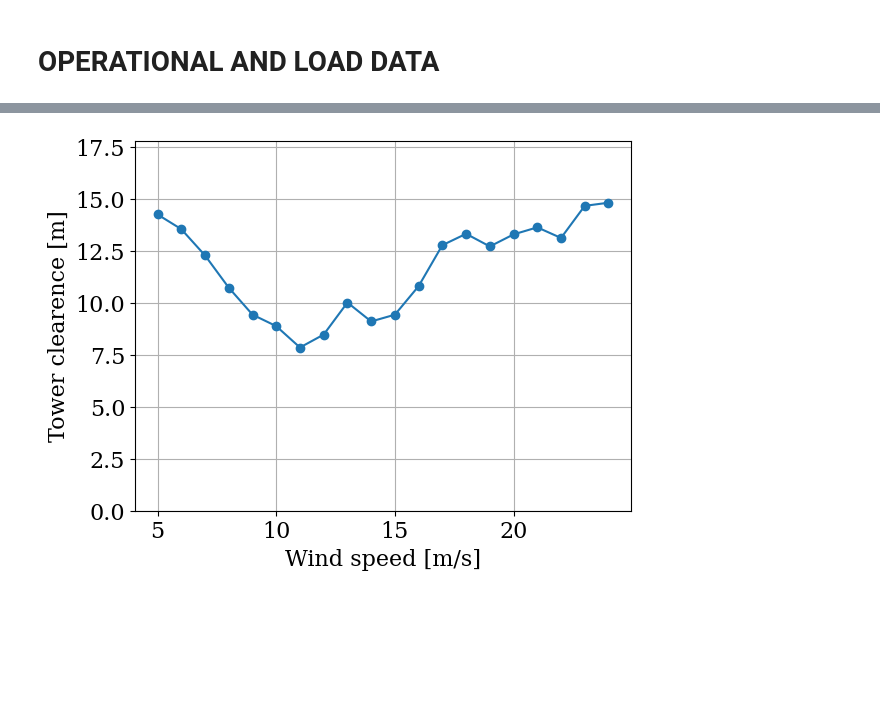
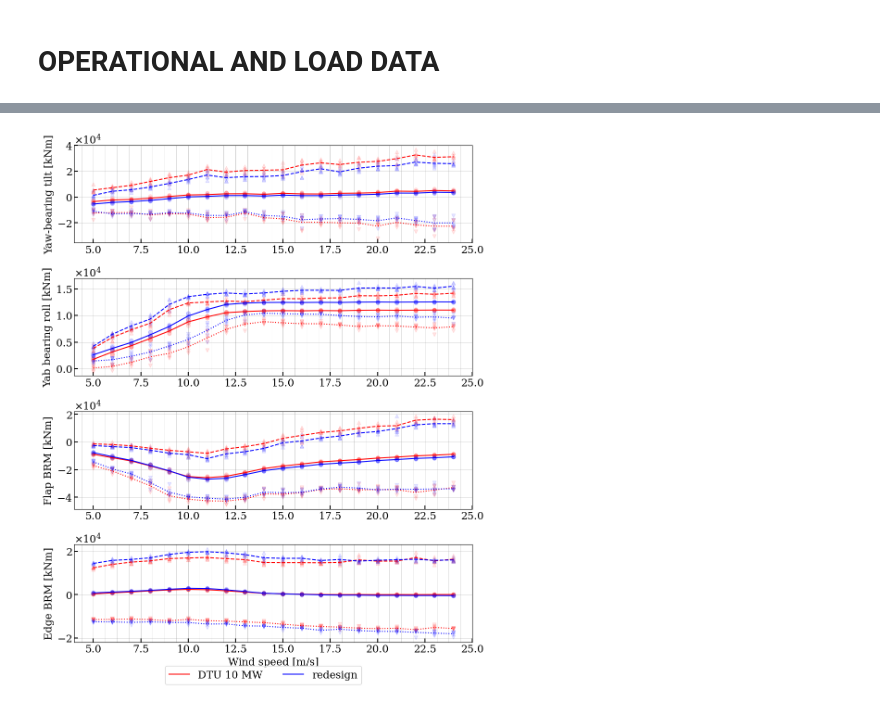
Before and after one commit to nicolaquaia/LAC_final, a Jupyter notebook: assignment_04/Assignment_final.ipynb, the cells around one changed output, grey strips where cells are left out. Cells and saved outputs as stored; diff of their text form; code cells hidden in the pictures; blank space fills up the shorter version.

```diff
--- a/assignment_04/Assignment_final.ipynb
+++ b/assignment_04/Assignment_final.ipynb
@@ -546,18 +135,47 @@ plt.show()
-# %%
-## Calculating tower clear
-STATS_PATH = 'Group1_turb.csv'
-SUBFOLDER = 'tcb'
-CHAN_DESCS = {'Twrclr': 'dll :  5 inpvec :   1  min. distance bladetips tower [m]'}
-chan_id = ['Twrclr']
-
-wsps = twr_clr_calculation(STATS_PATH, SUBFOLDER,CHAN_DESCS)['ws']
-twr_clr_array = twr_clr_calculation(STATS_PATH, SUBFOLDER,CHAN_DESCS)['twr_clr']
-
-plt.plot(wsps,twr_clr_array, '-o',  alpha = 1)
-plt.grid()
-plt.ylim(0,max(twr_clr_array)*1.2)
-plt.ylabel('Tower clearence [m]')
-plt.xlabel('Wind speed [m/s]')
-plt.show()
-# %% [output]
-[figure, removed]
+# %%
+# additional plots
+
+chan_ids_loads = ['YbTilt', 'YbRoll', 'FlpBRM', 'EdgBRM']
+chan_title_loads = ['Yaw-bearing tilt [kNm]', 'Yab bearing roll [kNm]', 'Flap BRM [kNm]', 'Edge BRM [kNm]']
+
+
+loads_DTU = load_calculation('dtu_10mw_turb_stats.hdf5', 'tca', CHAN_DESCS, chan_ids_loads)
+loads_our = load_calculation('Group1_turb_C8.csv', 'tcb', CHAN_DESCS, chan_ids_loads)
+
+
+
+fig, axs = plt.subplots(4, 1, figsize=(10, 12), clear=True)
+for iplot, chan_id in enumerate(chan_ids_loads):
+
+    ax = axs.flatten()[iplot]
+
+    ax.plot(loads_DTU[chan_id]['min']['scatter_wind'],  loads_DTU[chan_id]['min']['scatter_load'], 'v', alpha = 0.1, color='r')
+    ax.plot(loads_DTU[chan_id]['mean']['scatter_wind'], loads_DTU[chan_id]['mean']['scatter_load'], 'o', alpha = 0.1, color='r')
+    ax.plot(loads_DTU[chan_id]['max']['scatter_wind'],  loads_DTU[chan_id]['max']['scatter_load'], '^', alpha = 0.1, color='r')
+    ax.plot(loads_our[chan_id]['min']['scatter_wind'],  loads_our[chan_id]['min']['scatter_load'], 'v', alpha = 0.1, color='b')
+    ax.plot(loads_our[chan_id]['mean']['scatter_wind'], loads_our[chan_id]['mean']['scatter_load'], 'o', alpha = 0.1, color='b')
+    ax.plot(loads_our[chan_id]['max']['scatter_wind'],  loads_our[chan_id]['max']['scatter_load'], '^', alpha = 0.1, color='b')
+
+    ax.plot(loads_DTU[chan_id]['min']['ws'],  loads_DTU[chan_id]['min']['ave'], linestyle = 'dotted', color='r')
+    ax.plot(loads_DTU[chan_id]['mean']['ws'], loads_DTU[chan_id]['mean']['ave'], linestyle = 'solid', color='r', label='DTU 10 MW'if iplot == 0 else "")
+    ax.plot(loads_DTU[chan_id]['max']['ws'],  loads_DTU[chan_id]['max']['ave'], linestyle = 'dashed', color='r')
+    ax.plot(loads_our[chan_id]['min']['ws'],  loads_our[chan_id]['min']['ave'], linestyle = 'dotted', color='b')
+    ax.plot(loads_our[chan_id]['mean']['ws'], loads_our[chan_id]['mean']['ave'], linestyle = 'solid', color='b', label='redesign'if iplot == 0 else "")
+    ax.plot(loads_our[chan_id]['max']['ws'],  loads_our[chan_id]['max']['ave'], linestyle = 'dashed', color='b')
+
+    ax.grid(True, which='both', linestyle='-', linewidth=0.5, alpha=0.7)  # Finer grid with dashed lines
+    ax.set(xlabel='Wind speed [m/s]' if iplot >  2 else None,
+           ylabel=f'{chan_title_loads[iplot]}', xlim=[4, 25])
+    ax.yaxis.set_major_formatter(ScalarFormatter(useMathText=True))
+    ax.ticklabel_format(axis='y', style='sci', scilimits=(-3, 3))
+    ax.xaxis.set_minor_locator(AutoMinorLocator(4))  # 4 minor ticks per major tick on the x-axis
+    ax.tick_params(axis='x', which='minor', length=4, width=0, color='black')  # Adjust the appearance of minor ticks
+    ax.tick_params(axis='both', which='major', length=6, width=1.5, color='black', direction='in', grid_color='gray', grid_alpha=0.5)
+
+handles, labels = axs[0].get_legend_handles_labels()
+fig.legend(handles, labels, loc='lower center', bbox_to_anchor=(0.5, -0.02), ncol=2)
+fig.tight_layout()
+fig.savefig(f'plots/loads_additional.pdf', format='pdf',bbox_inches='tight')
+plt.show()
+# %% [output]
+[figure, added]
```
Also changed, not shown: parts of 14 cells of this notebook, 8 other files.
